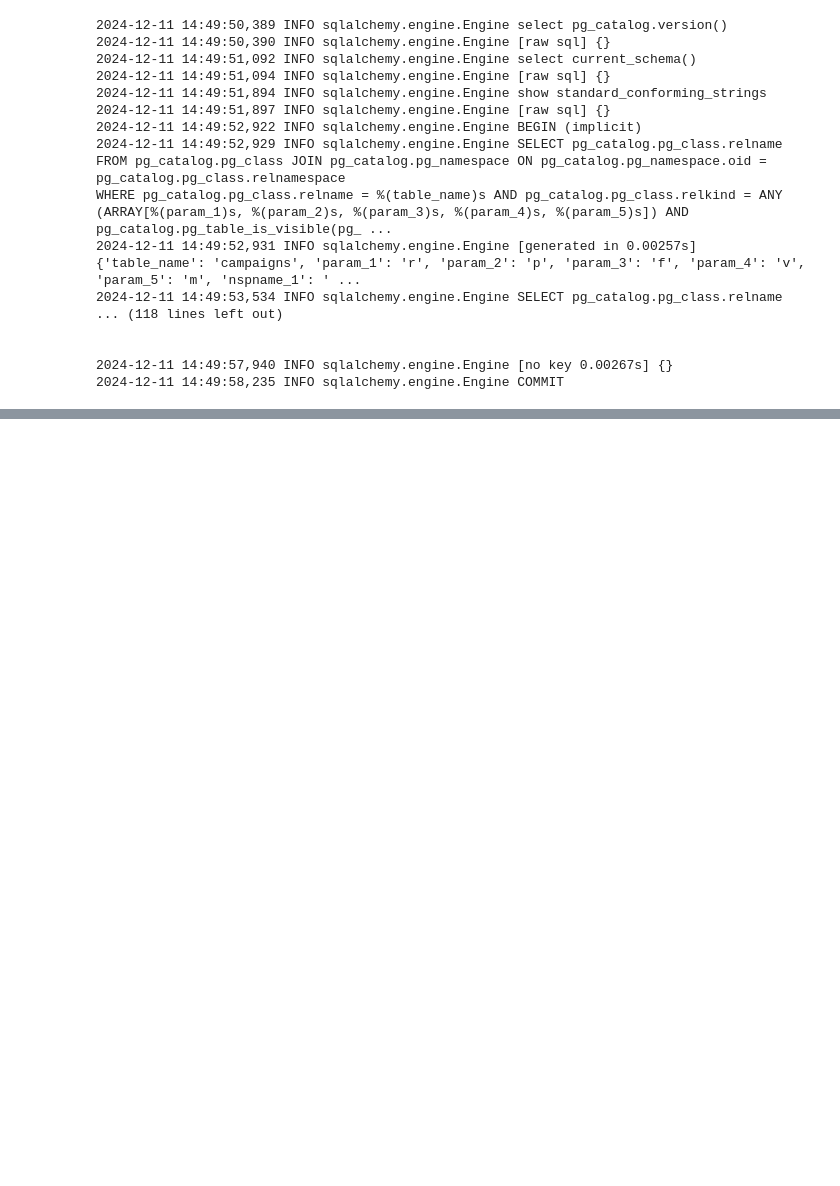
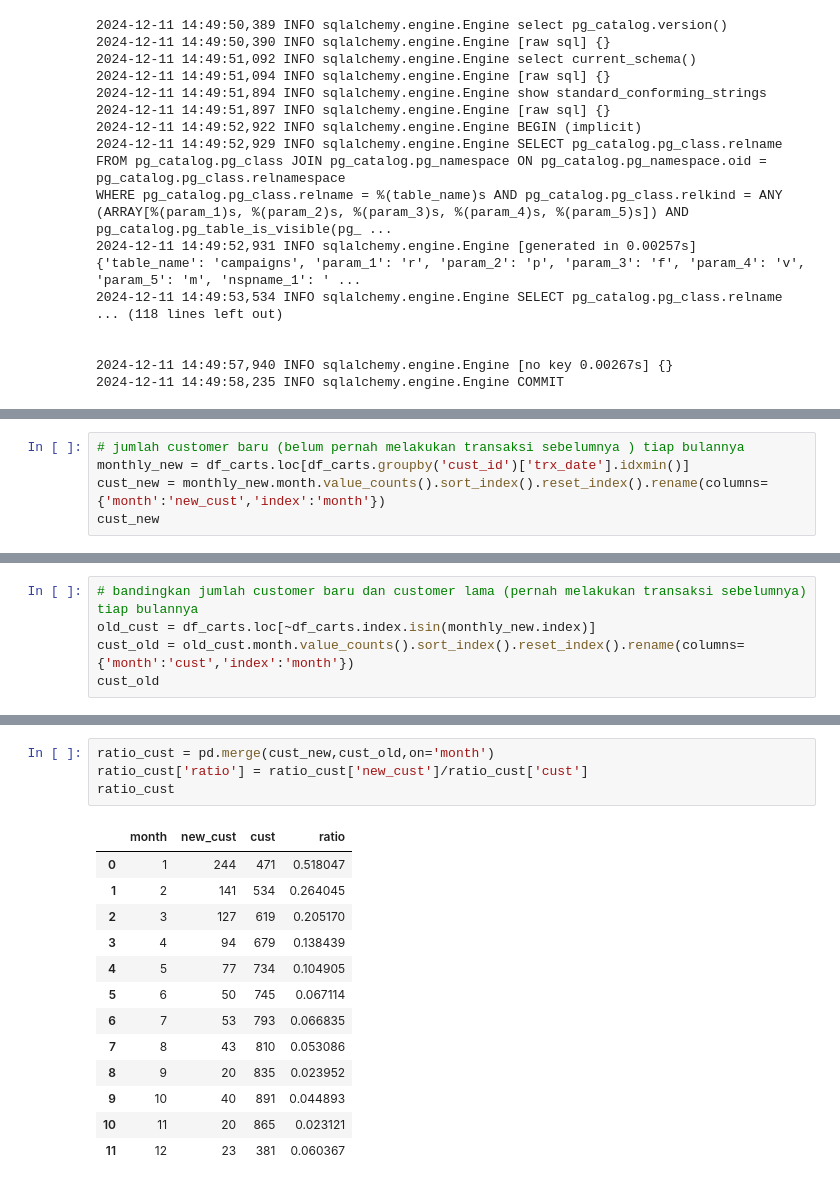
Before and after one commit to suwangsa/ecommerce-data-integration, a Jupyter notebook: default.ipynb, the cells around one changed output, grey strips where cells are left out. Drawn from its saved outputs; the diff is of its cells as text; blank space fills up the shorter version.

```diff
--- a/default.ipynb
+++ b/default.ipynb
@@ -429,0 +757,5 @@ table_products
+# %%
+# jumlah customer baru (belum pernah melakukan transaksi sebelumnya ) tiap bulannya
+monthly_new = df_carts.loc[df_carts.groupby('cust_id')['trx_date'].idxmin()]
+cust_new = monthly_new.month.value_counts().sort_index().reset_index().rename(columns={'month':'new_cust','index':'month'})
+cust_new
@@ -429,0 +776,5 @@ table_products
+# %%
+# bandingkan jumlah customer baru dan customer lama (pernah melakukan transaksi sebelumnya) tiap bulannya
+old_cust = df_carts.loc[~df_carts.index.isin(monthly_new.index)]
+cust_old = old_cust.month.value_counts().sort_index().reset_index().rename(columns={'month':'cust','index':'month'})
+cust_old
@@ -429,0 +795,18 @@ table_products
+# %%
+ratio_cust = pd.merge(cust_new,cust_old,on='month')
+ratio_cust['ratio'] = ratio_cust['new_cust']/ratio_cust['cust']
+ratio_cust
+# %% [output]
+|  | month | new_cust | cust | ratio |
+| 0 | 1 | 244 | 471 | 0.518047 |
+| 1 | 2 | 141 | 534 | 0.264045 |
+| 2 | 3 | 127 | 619 | 0.205170 |
+| 3 | 4 | 94 | 679 | 0.138439 |
+| 4 | 5 | 77 | 734 | 0.104905 |
+| 5 | 6 | 50 | 745 | 0.067114 |
+| 6 | 7 | 53 | 793 | 0.066835 |
+| 7 | 8 | 43 | 810 | 0.053086 |
+| 8 | 9 | 20 | 835 | 0.023952 |
+| 9 | 10 | 40 | 891 | 0.044893 |
+| 10 | 11 | 20 | 865 | 0.023121 |
+| 11 | 12 | 23 | 381 | 0.060367 |
```
Also changed, not shown: parts of 30 cells of this notebook, 5 other files.
